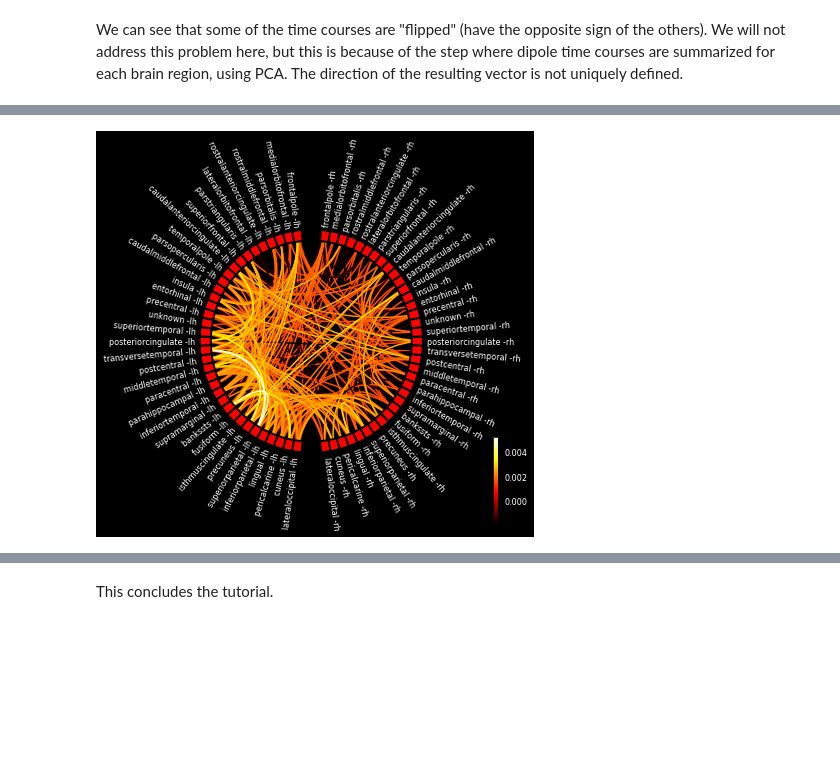
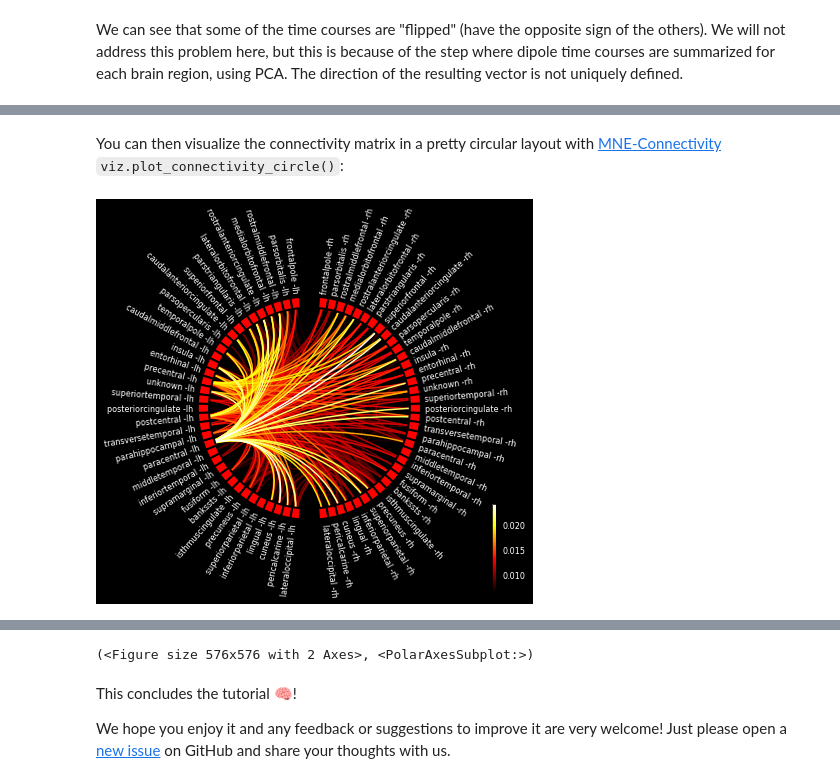
Before and after one commit to connectomicslab/connectomemapper3, a Jupyter notebook: docs/notebooks/EEG_pipeline_tutorial.ipynb, the cells around one changed output, grey strips where cells are left out. Saved outputs shown, nothing was run; the diff lists cells and outputs as text; code cells hidden in the pictures; blank space fills up the shorter version.

```diff
--- a/docs/notebooks/EEG_pipeline_tutorial.ipynb
+++ b/docs/notebooks/EEG_pipeline_tutorial.ipynb
@@ -112,10 +112,10 @@ bids_dir = vepcon_data.path
 output_dir = os.path.join(bids_dir, 'derivatives')
 
 # Adjust the subject to be processed as needed
-participant_label = 'sub-20'
+participant_label = 'sub-01'
 
 # Adjust path to the anatomical pipeline configuration file as needed
-anat_pipeline_config = os.path.join('.', 'ref_anatomical_config.json')
+anat_pipeline_config = os.path.join(bids_dir, 'code', 'ConnectomeMapper-Docker', 'ref_anatomical_config.json')
 
 # Adjust path to the MNE-based pipeline configuration file as needed
 eeg_pipeline_config =  os.path.join('.', 'ref_mne_eeg_config.json')
@@ -508,0 +640,13 @@ for method, c in zip(con_methods, con):
+# %%
+conn_output = os.path.join(
+    bids_dir, 'derivatives', 'cmp-v3.0.3', participant_label, 'eeg'
+)
+conn_basename = f'{participant_label}_atlas-L2018_res-scale1_conndata-network_connectivity'
+
+save_eeg_connectome_file(
+    con_res=con_res,
+    roi_labels=[label.name for label in rtc_epo['labels']],  # Get parcellationlabels used by MNE
+    output_dir=conn_output,
+    output_basename=conn_basename,
+    output_types=['tsv', 'gpickle', 'mat', 'graphml']
+)
@@ -508,0 +660,4 @@ for method, c in zip(con_methods, con):
+# %%
+G = nx.read_gpickle(os.path.join(conn_output, f"{conn_basename}.gpickle"))  # same format with tsv
+A_wpli2_debiased = nx.to_numpy_array(G, weight="wpli2_debiased")
+A_wpli2_debiased
@@ -509,3 +678,5 @@ for method, c in zip(con_methods, con):
+# %% [markdown]
+You can then visualize the connectivity matrix in a pretty circular layout with [MNE-Connectivity](https://mne.tools/mne-connectivity) `viz.plot_connectivity_circle()`:
 # %%
 %%time
 label_names = [label.name for label in rtc_epo['labels']]
@@ -513,32 +684,32 @@ label_names = [label.name for label in rtc_epo['labels']]
 lh_labels = [name for name in label_names if name.endswith('lh')]
 
 # Get the y-location of the label
 label_ypos = list()
 for name in lh_labels:
     idx = label_names.index(name)
     ypos = np.mean(rtc_epo['labels'][idx].pos[:, 1])
     label_ypos.append(ypos)
 
 # Reorder the labels based on their location
 lh_labels = [label for (yp, label) in sorted(zip(label_ypos, lh_labels))]
 
 # For the right hemi
 rh_labels = [label[:-2] + 'rh' for label in lh_labels]
 
 # Save the plot order and create a circular layout
 node_order = list()
 node_order.extend(lh_labels[::-1])  # reverse the order
 node_order.extend(rh_labels)
 
 node_angles = mnec.viz.circular_layout(label_names, node_order, start_pos=90,
                               group_boundaries=[0, len(label_names) / 2])
 
 # Plot the graph using node colors from the FreeSurfer parcellation. We only
 # show the 300 strongest connections.
 # plot will appear in separate window
 %matplotlib inline
-mnec.viz.plot_connectivity_circle(con_res['wpli2_debiased'], label_names, n_lines=300,
+mnec.viz.plot_connectivity_circle(A_wpli2_debiased, label_names, n_lines=300,
                          node_angles=node_angles, node_colors='r',
                          title='')
 # %% [output]
-[figure, old version]
+[figure, new version]
@@ -546,2 +718,5 @@ mnec.viz.plot_connectivity_circle(con_res['wpli2_debiased'], label_names, n_line
+(<Figure size 576x576 with 2 Axes>, <PolarAxesSubplot:>)
 # %% [markdown]
-This concludes the tutorial.
+This concludes the tutorial 🧠!
+
+We hope you enjoy it and any feedback or suggestions to improve it are very welcome! Just please open a [new issue](https://github.com/connectomicslab/connectomemapper3/issues/new) on GitHub and share your thoughts with us.
```
Also changed, not shown: parts of 27 cells of this notebook.
